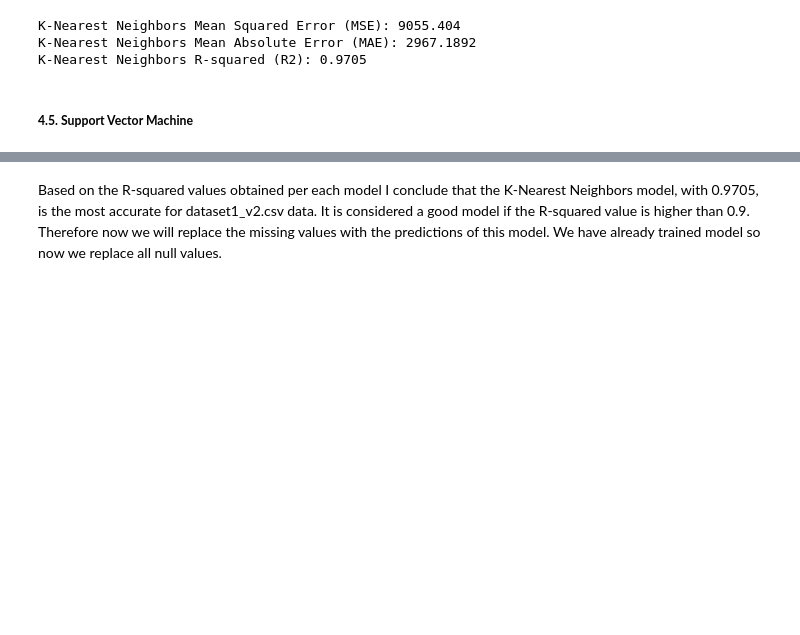
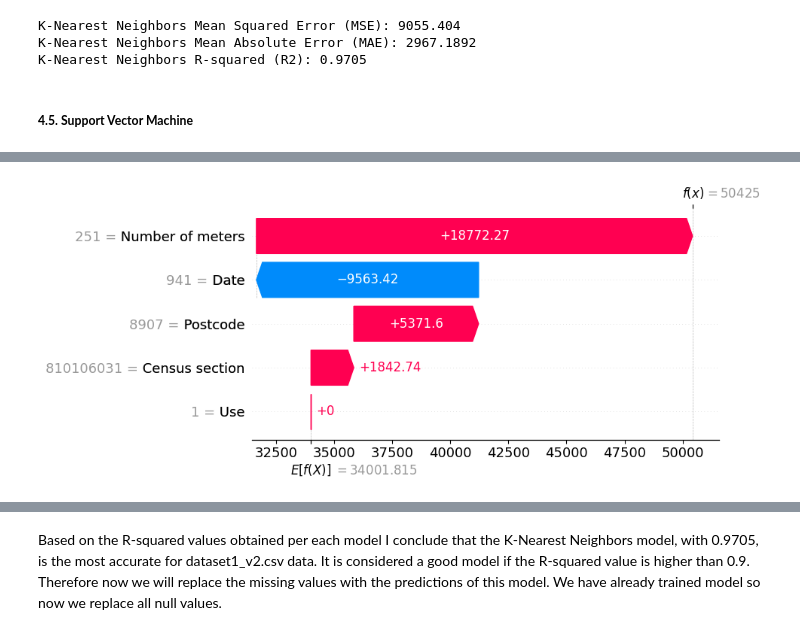
Before and after one commit to edithruizz/TFG, a Jupyter notebook: Python_Notebooks/dataset1_v2.ipynb, the cells around one changed output, grey strips where cells are left out. Drawn from its saved outputs; the diff is of its cells as text; code cells hidden in the pictures; blank space fills up the shorter version.

```diff
--- a/Python_Notebooks/dataset1_v2.ipynb
+++ b/Python_Notebooks/dataset1_v2.ipynb
@@ -894,0 +909,6 @@ print(f"Support Vector Machine R-squared (R2):", round(r2_svm, 4))
+# %%
+# Convert shap_values to Explanation objects
+shap_values_exp = shap.Explanation(values=shap_values, base_values=explainer.expected_value, data=X_test_array, feature_names=features)
+
+# Visualize SHAP values
+shap.initjs()
@@ -894,0 +945,4 @@ print(f"Support Vector Machine R-squared (R2):", round(r2_svm, 4))
+# %%
+shap.waterfall_plot(shap_values_exp[0])
+# %% [output]
+[figure, added]
```
Also changed, not shown: parts of 29 cells of this notebook, 2 other files.
